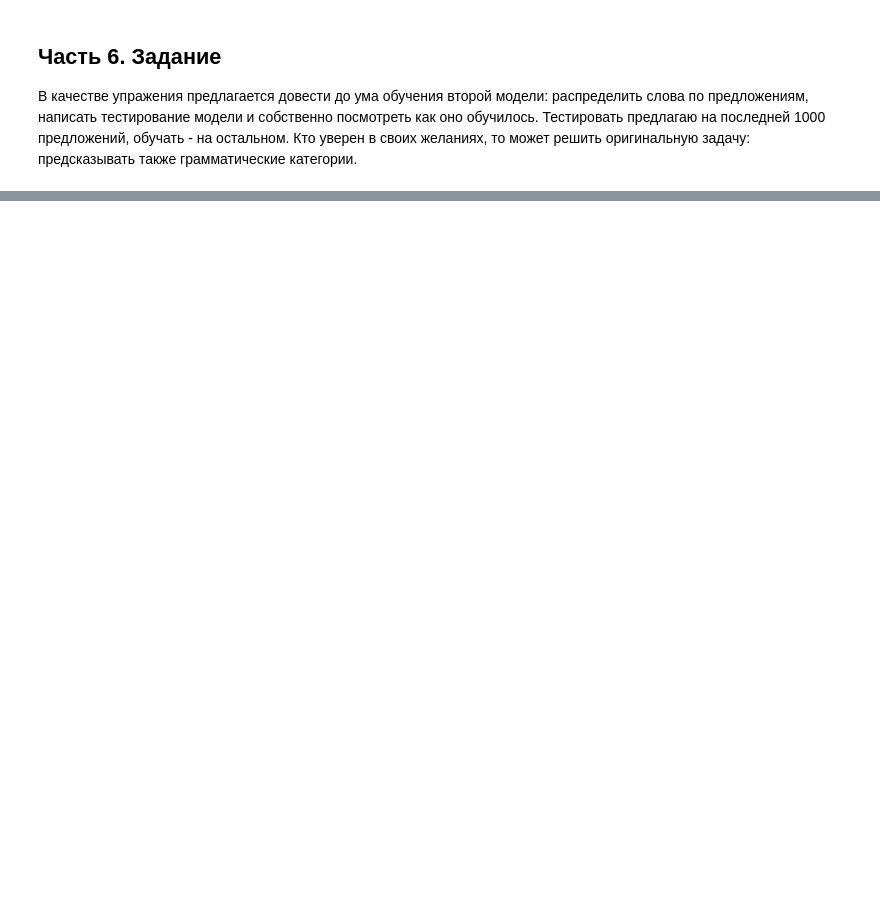
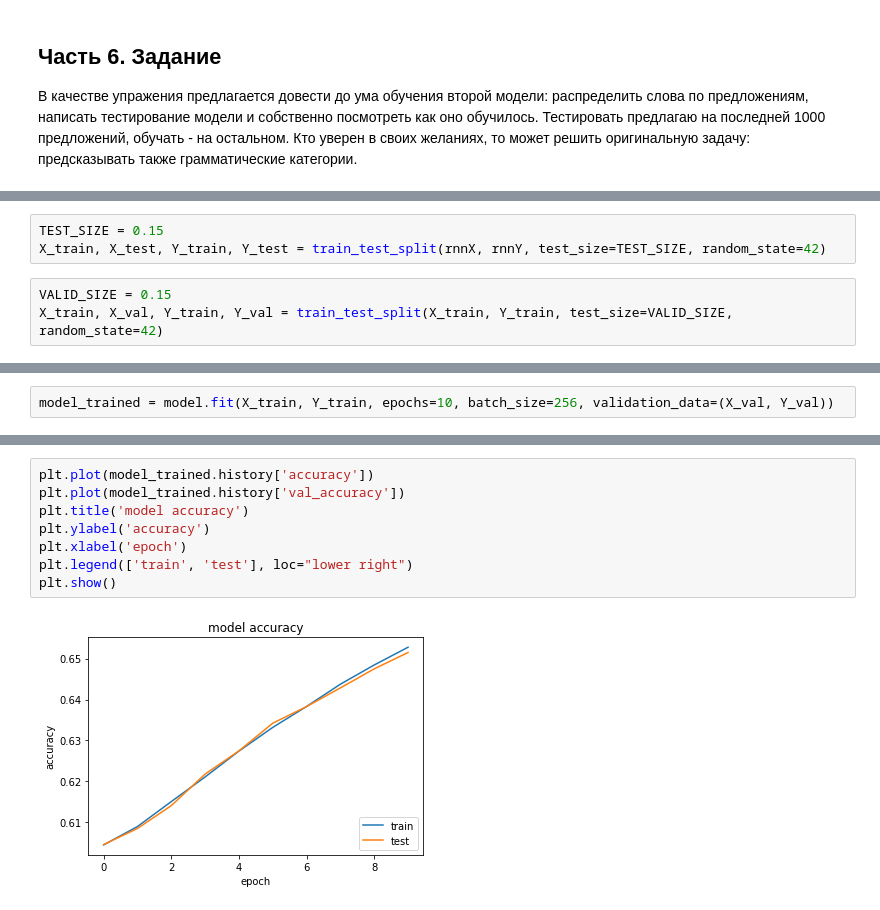
Before and after one commit to alitvintsev/nlp_adv_course, a Jupyter notebook: seminars/02_Morphology.ipynb, the cells around one changed output, grey strips where cells are left out. Saved outputs shown, nothing was run; the diff lists cells and outputs as text; blank space fills up the shorter version.

```diff
--- a/seminars/02_Morphology.ipynb
+++ b/seminars/02_Morphology.ipynb
@@ -274,0 +367,6 @@ Epoch 1/1
+# %%
+TEST_SIZE = 0.15
+X_train, X_test, Y_train, Y_test = train_test_split(rnnX, rnnY, test_size=TEST_SIZE, random_state=42)
+# %%
+VALID_SIZE = 0.15
+X_train, X_val, Y_train, Y_val = train_test_split(X_train, Y_train, test_size=VALID_SIZE, random_state=42)
@@ -274,0 +397,2 @@ Epoch 1/1
+# %%
+model_trained = model.fit(X_train, Y_train, epochs=10, batch_size=256, validation_data=(X_val, Y_val))
@@ -274,0 +420,10 @@ Epoch 1/1
+# %%
+plt.plot(model_trained.history['accuracy'])
+plt.plot(model_trained.history['val_accuracy'])
+plt.title('model accuracy')
+plt.ylabel('accuracy')
+plt.xlabel('epoch')
+plt.legend(['train', 'test'], loc="lower right")
+plt.show()
+# %% [output]
+[figure, added]
```
Also changed, not shown: parts of 22 cells of this notebook, 1 other file.
